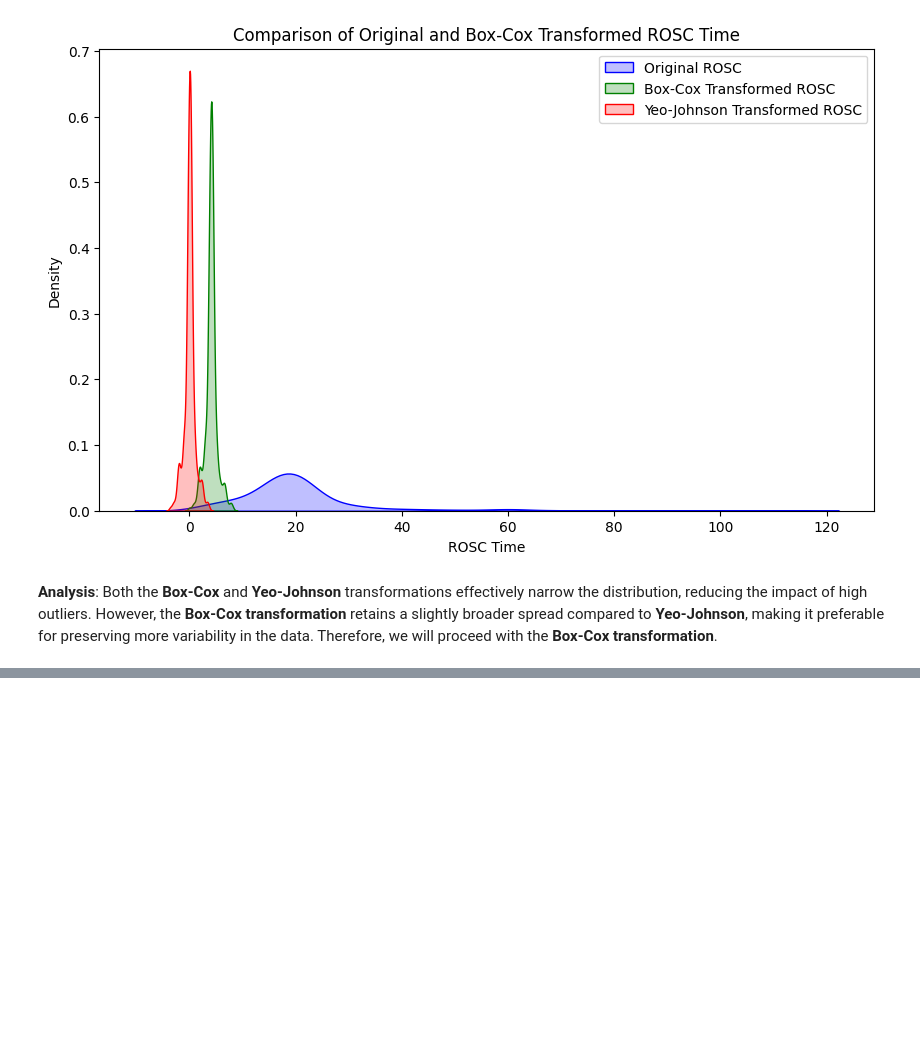
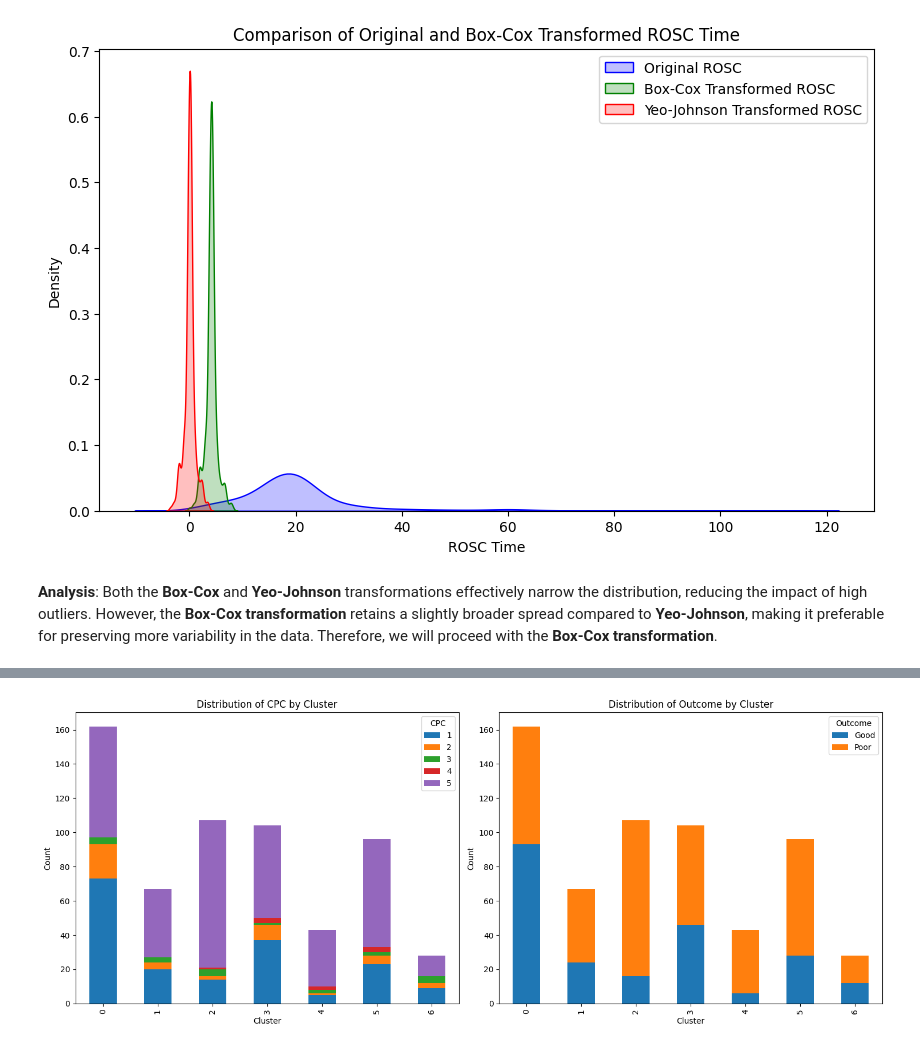
Before and after one commit to KentFre/Resus_TTM, a Jupyter notebook: 03_Clustering.ipynb, the cells around one changed output, grey strips where cells are left out. Saved outputs shown, nothing was run; the diff lists cells and outputs as text; code cells hidden in the pictures; blank space fills up the shorter version.

```diff
--- a/03_Clustering.ipynb
+++ b/03_Clustering.ipynb
@@ -336,0 +332,87 @@ plt.show()
+# %%
+# Start with the distributions of CPC and Outcome
+# Count the occurrences of each CPC value for each cluster
+cpc_counts = original_data.groupby(['kmeans_cluster', 'cpc'], observed=True).size().unstack(fill_value=0)
+
+# Count the occurrences of each outcome value for each cluster
+outcome_counts = original_data.groupby(['kmeans_cluster', 'outcome'], observed=True).size().unstack(fill_value=0)
+
+# Create a figure with 2 subplots for CPC and Outcome distributions
+fig, axes = plt.subplots(1, 2, figsize=(15, 6))  # 1 row, 2 columns
+
+# Create the stacked bar plot for Outcome
+outcome_counts.plot(kind='bar', stacked=True, ax=axes[1])
+axes[1].set_title('Distribution of Outcome by Cluster')
+axes[1].set_xlabel('Cluster')
+axes[1].set_ylabel('Count')
+axes[1].legend(title='Outcome')
+
+# Create the stacked bar plot for CPC
+cpc_counts.plot(kind='bar', stacked=True, ax=axes[0])
+axes[0].set_title('Distribution of CPC by Cluster')
+axes[0].set_xlabel('Cluster')
+axes[0].set_ylabel('Count')
+axes[0].legend(title='CPC')
+
+plt.tight_layout()
+plt.show()
+
+# Calculate and plot Outcome percentages by cluster
+outcome_percentages = outcome_counts.div(outcome_counts.sum(axis=1), axis=0) * 100
+
+# Create a new figure for the Outcome percentages
+plt.figure(figsize=(10, 6))
+outcome_percentages.plot(kind='bar', stacked=False)
+
+# Add labels and title for Outcome percentages
+plt.title('Outcome Percentages by Cluster')
+plt.xlabel('Cluster')
+plt.ylabel('Percentage')
+plt.legend(title='Outcome')
+plt.yticks(range(0, 101, 10))  # Set y-axis from 0 to 100 in steps of 10
+plt.tight_layout()
+plt.show()
+
+# Define categorical features and their titles for the remaining plots
+categorical_features_list = [
+    ('ohca', 'OHCA Distribution by Cluster'),
+    ('sex', 'Sex Distribution by Cluster'),
+    ('ttm', 'TTM Distribution by Cluster'),
+    ('shockable_rhythm', 'Shockable Rhythm Distribution by Cluster')
+]
+
+# Plot stacked bar charts for each categorical feature
+num_features = len(categorical_features_list)
+fig, axes = plt.subplots(2, 2, figsize=(14, 10))  # 2x2 grid for 4 plots
+axes = axes.flatten()  # Flatten for easy iteration
+
+# Loop through each categorical feature and create a stacked bar plot
+for ax, (feature, title) in zip(axes, categorical_features_list):
+    # Count occurrences for each category in the feature by cluster with observed=True
+    feature_counts = original_data.groupby(['kmeans_cluster', feature], observed=True).size().unstack(fill_value=0)
+
+    # Plot stacked bar chart
+    feature_counts.plot(kind='bar', stacked=True, ax=ax)
+    ax.set_title(title)
+    ax.set_xlabel('Cluster')
+    ax.set_ylabel('Count')
+    ax.legend(title=feature, loc='upper right')
+
+plt.tight_layout()
+plt.show()
+
+# Box plots for age and rosc distributions by cluster
+numeric_features = ['age', 'rosc']
+fig, axes = plt.subplots(1, 2, figsize=(14, 5))
+
+# Loop through numeric features and create a box plot for each
+for ax, feature in zip(axes, numeric_features):
+    sns.boxplot(x='kmeans_cluster', y=feature, data=original_data, ax=ax)
+    ax.set_title(f'{feature.capitalize()} Distribution by Cluster')
+    ax.set_xlabel('Cluster')
+    ax.set_ylabel(feature.capitalize())
+
+plt.tight_layout()
+plt.show()
+# %% [output]
+[figure, added]
```
Also changed, not shown: parts of 22 cells of this notebook, 1 other file.
